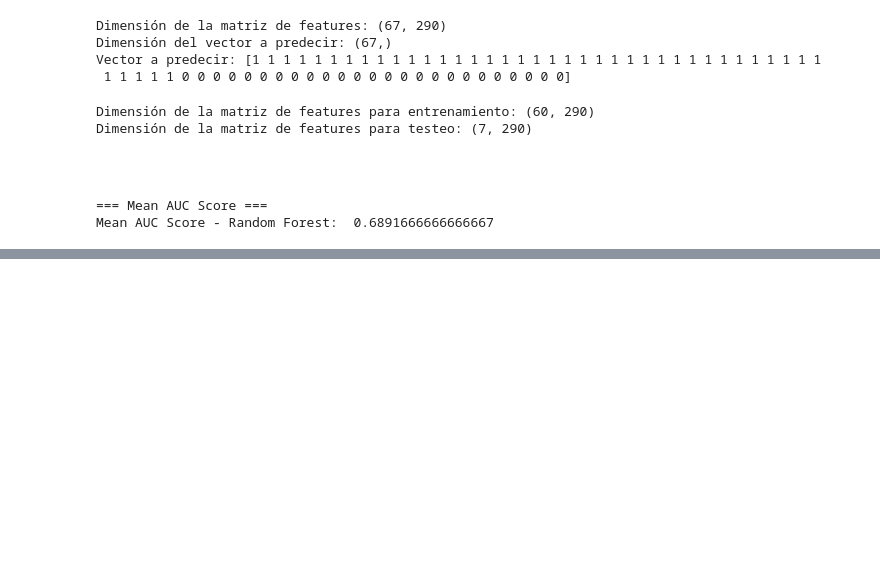
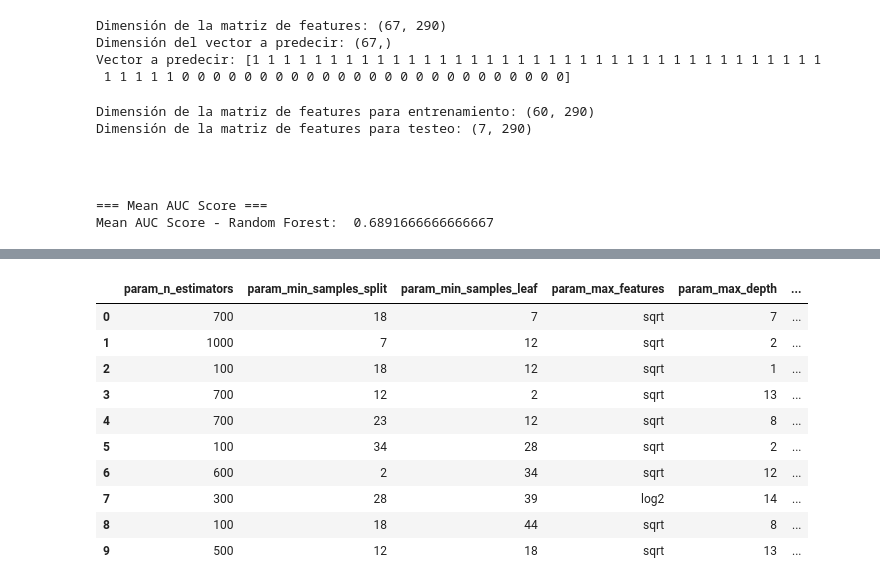
Before and after one commit to brainhack-school2023/galvan_project, a Jupyter notebook: src/5.ReducEnsamb.ipynb, the cells around one changed output, grey strips where cells are left out. Cells and saved outputs as stored; diff of their text form; code cells hidden in the pictures; blank space fills up the shorter version.

```diff
--- a/src/5.ReducEnsamb.ipynb
+++ b/src/5.ReducEnsamb.ipynb
@@ -148,0 +157,23 @@ Puntuación AUC media - Random Forest:  0.7183333333333334
+# %%
+from sklearn.model_selection import RandomizedSearchCV
+n_estimators = [int(x) for x in np.linspace(start = 100, stop = 1000, num = 10)]
+max_features = ['log2', 'sqrt']
+max_depth = [int(x) for x in np.linspace(start = 1, stop = 15, num = 15)]
+min_samples_split = [int(x) for x in np.linspace(start = 2, stop = 50, num = 10)]
+min_samples_leaf = [int(x) for x in np.linspace(start = 2, stop = 50, num = 10)]
+bootstrap = [True, False]
+param_dist = {'n_estimators': n_estimators,
+               'max_features': max_features,
+               'max_depth': max_depth,
+               'min_samples_split': min_samples_split,
+               'min_samples_leaf': min_samples_leaf,
+               'bootstrap': bootstrap}
+rs = RandomizedSearchCV(rfc,
+                        param_dist,
+                        n_iter = 100,
+                        cv = 3,
+                        verbose = 1,
+                        n_jobs=-1,
+                        random_state=0)
+rs.fit(X_scaled, y_train)
+rs.best_params_
@@ -148,0 +188,26 @@ Puntuación AUC media - Random Forest:  0.7183333333333334
+# %%
+rs_df = pd.DataFrame(rs.cv_results_).sort_values('rank_test_score').reset_index(drop=True)
+rs_df = rs_df.drop([
+            'mean_fit_time',
+            'std_fit_time',
+            'mean_score_time',
+            'std_score_time',
+            'params',
+            'split0_test_score',
+            'split1_test_score',
+            'split2_test_score',
+            'std_test_score'],
+            axis=1)
+rs_df.head(10)
+# %% [output]
+|  | param_n_estimators | param_min_samples_split | param_min_samples_leaf | param_max_features | param_max_depth | ... |
+| 0 | 700 | 18 | 7 | sqrt | 7 | ... |
+| 1 | 1000 | 7 | 12 | sqrt | 2 | ... |
+| 2 | 100 | 18 | 12 | sqrt | 1 | ... |
+| 3 | 700 | 12 | 2 | sqrt | 13 | ... |
+| 4 | 700 | 23 | 12 | sqrt | 8 | ... |
+| 5 | 100 | 34 | 28 | sqrt | 2 | ... |
+| 6 | 600 | 2 | 34 | sqrt | 12 | ... |
+| 7 | 300 | 28 | 39 | log2 | 14 | ... |
+| 8 | 100 | 18 | 44 | sqrt | 8 | ... |
+| 9 | 500 | 12 | 18 | sqrt | 13 | ... |
```
Also changed, not shown: parts of 8 cells of this notebook, 1 other file.
